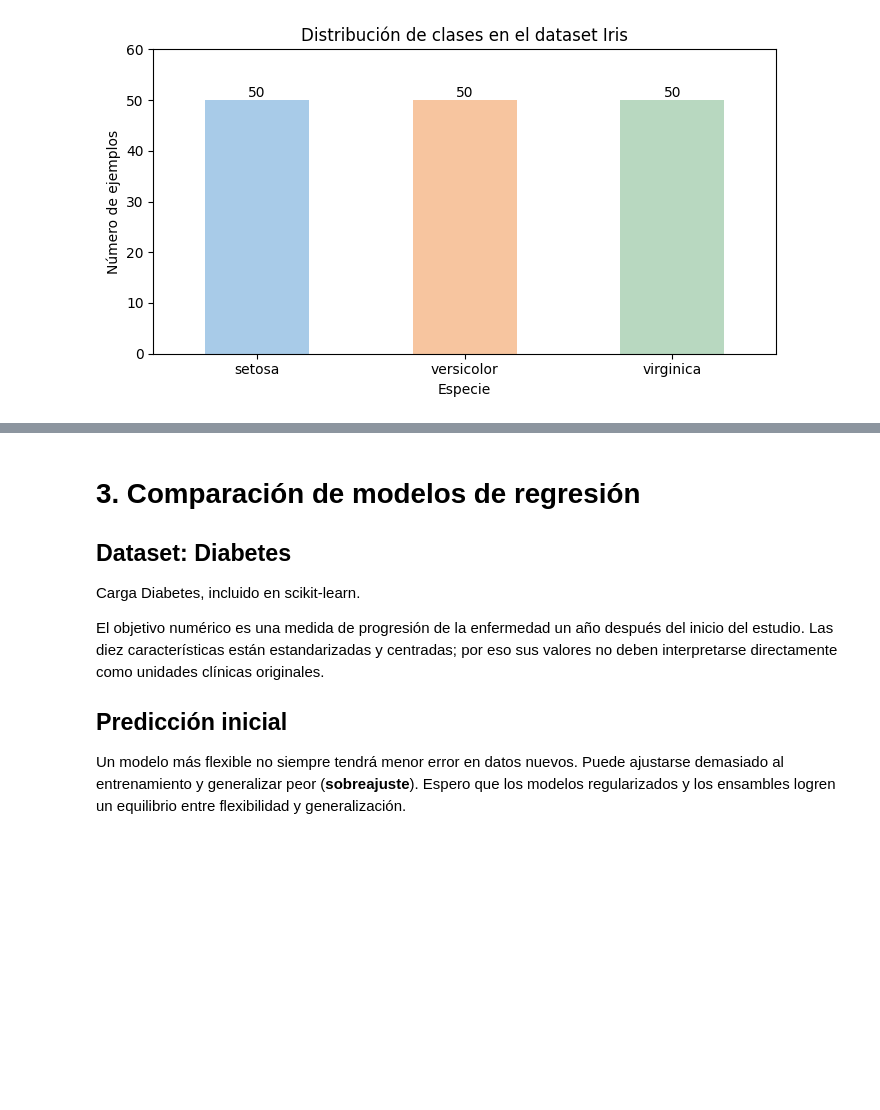
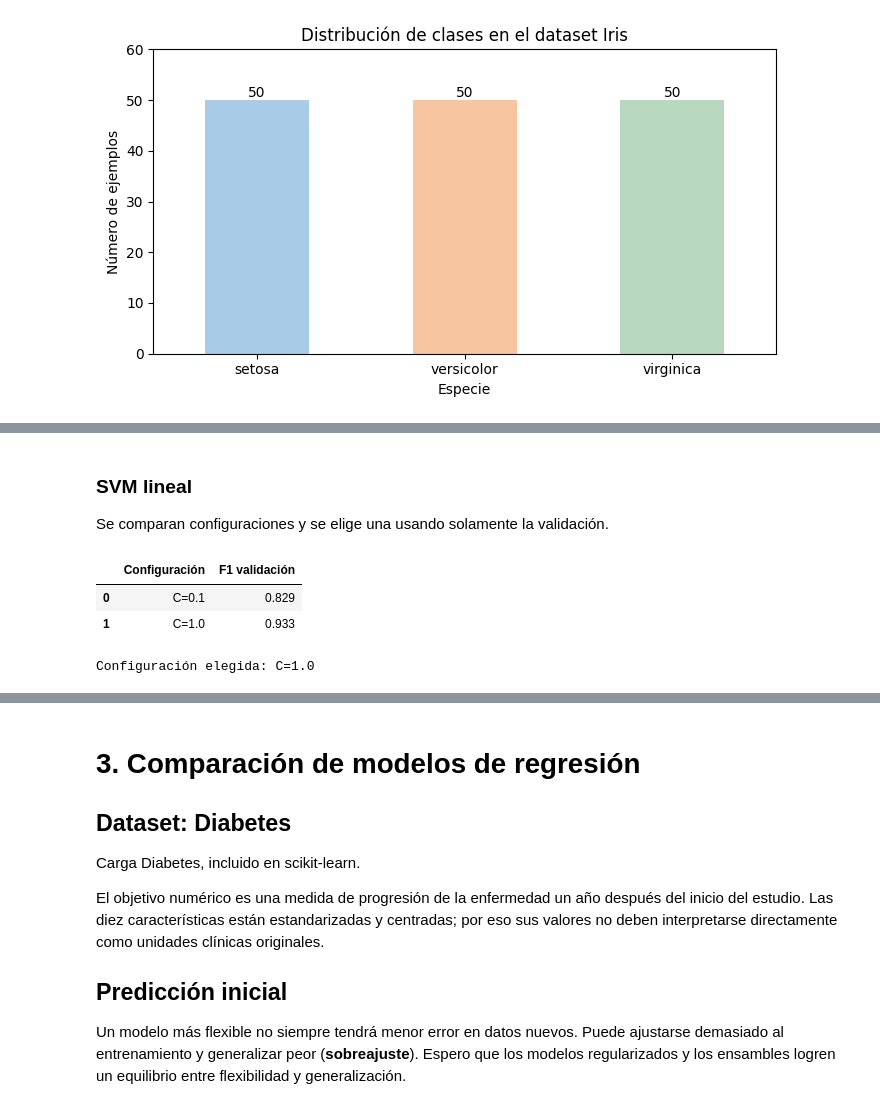
Before and after one commit to Harry-GNS/Recuperacion-de-la-Infromacion-2026B, a Jupyter notebook: Notebooks/01_revml.ipynb, the cells around one changed output, grey strips where cells are left out. Saved outputs shown, nothing was run; the diff lists cells and outputs as text; code cells hidden in the pictures; blank space fills up the shorter version.

```diff
--- a/Notebooks/01_revml.ipynb
+++ b/Notebooks/01_revml.ipynb
@@ -346,0 +277,14 @@ MLP errores: [(2, np.int64(2), np.int64(1))]
+# %% [markdown]
+### SVM lineal
+
+Se comparan configuraciones y se elige una usando solamente la validación.
+# %%
+modelo_svm = elegir_modelo({
+    "C=0.1": make_pipeline(StandardScaler(), LinearSVC(C=0.1, random_state=42)),
+    "C=1.0": make_pipeline(StandardScaler(), LinearSVC(C=1.0, random_state=42)),
+})
+# %% [output]
+|  | Configuración | F1 validación |
+| 0 | C=0.1 | 0.829 |
+| 1 | C=1.0 | 0.933 |
+Configuración elegida: C=1.0
```
Also changed, not shown: parts of 20 cells of this notebook.
